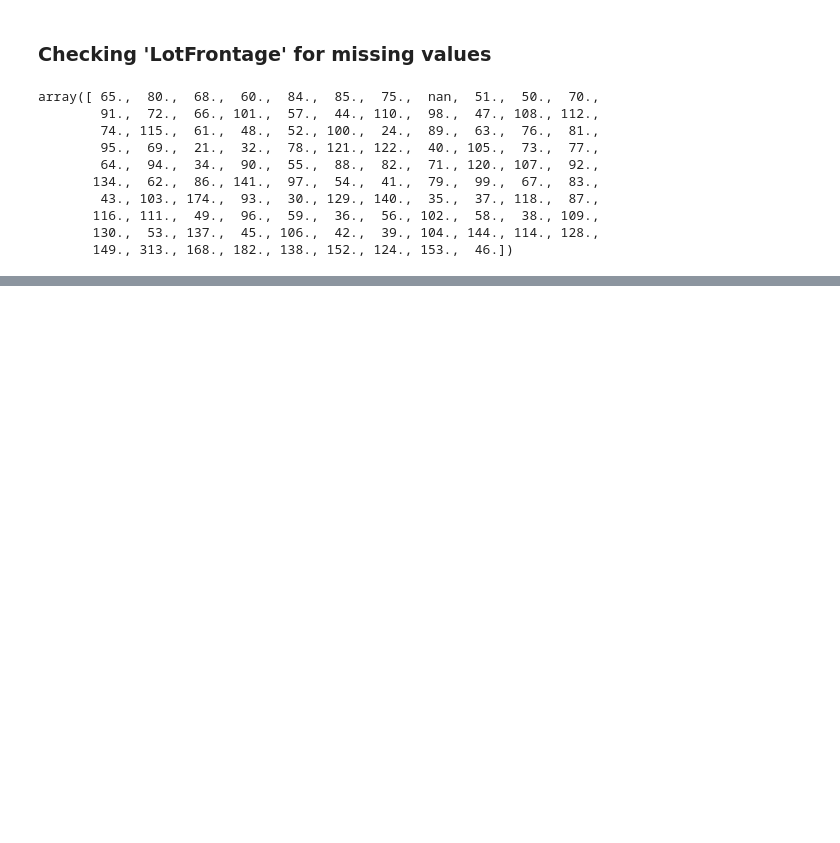
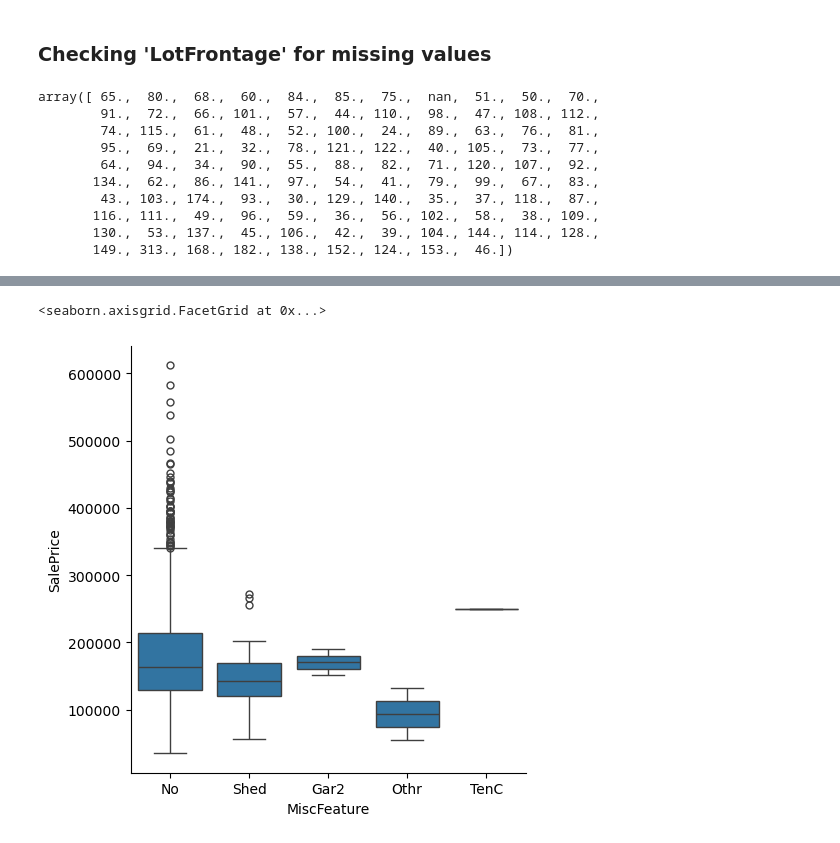
Before and after one commit to AkmalFazli27/house-prices-prediction, a Jupyter notebook: house_prices.ipynb, the cells around one changed output, grey strips where cells are left out. Drawn from its saved outputs; the diff is of its cells as text; code cells hidden in the pictures; blank space fills up the shorter version.

```diff
--- a/house_prices.ipynb
+++ b/house_prices.ipynb
@@ -625,0 +646,8 @@ test_df['LotFrontage'] = test_df['LotFrontage'].fillna(test_df['LotFrontage'])
+# %%
+train_df['MiscFeature'] = train_df['MiscFeature'].fillna('No')
+test_df['MiscFeature'] = test_df['MiscFeature'].fillna('No')
+# %%
+sns.catplot(data=train_df, x='MiscFeature', y='SalePrice', kind='box')
+# %% [output]
+<seaborn.axisgrid.FacetGrid at 0x...>
+[figure, added]
```
Also changed, not shown: parts of 9 cells of this notebook.
